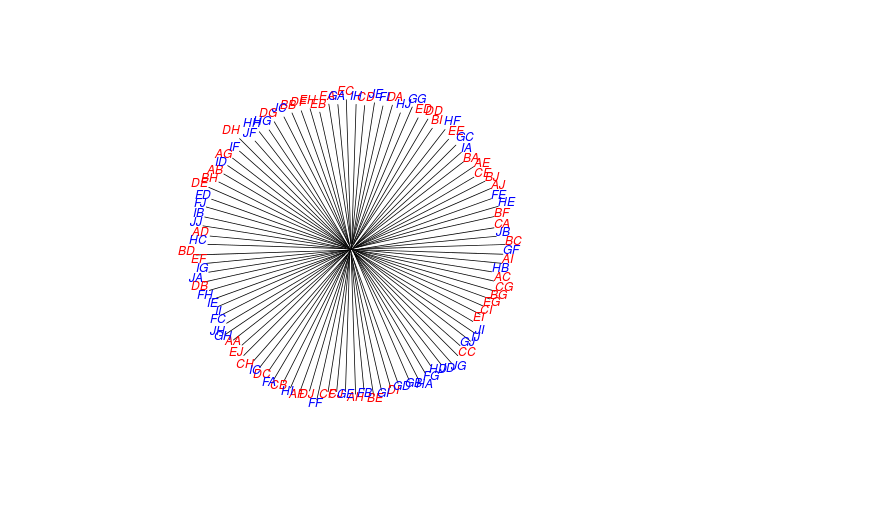
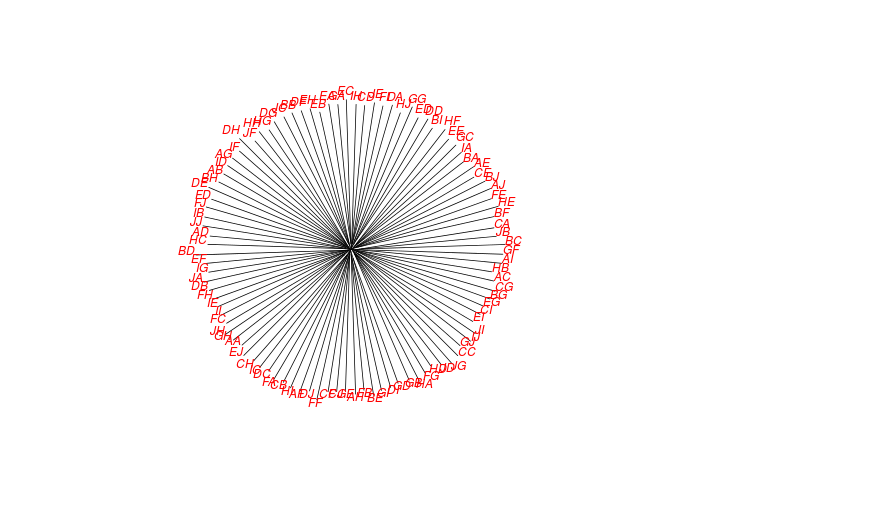
Before and after one commit to alimanfoo/anhima, a Jupyter notebook: examples/tree.ipynb, the cells around one changed output. Saved outputs shown, nothing was run; the diff lists cells and outputs as text; code cells hidden in the pictures.

```diff
--- a/examples/tree.ipynb
+++ b/examples/tree.ipynb
@@ -44,5 +44,6 @@ sample_colors = (['red']*50) + (['blue']*50)
-# %%
-# plot the trees
-anhima.tree.plot_phylo(t, type='unrooted', tip_color=sample_colors)
-# %% [output]
-[figure, removed]
+# %%
+anhima.tree.plot_phylo(t, plot_kwargs={'type': 'unrooted',
+                                       'tip.color': 'red',
+                                       'edge.color': 'black'})
+# %% [output]
+[figure, added]
```
Also changed, not shown: parts of 6 cells of this notebook, 19 other files.
